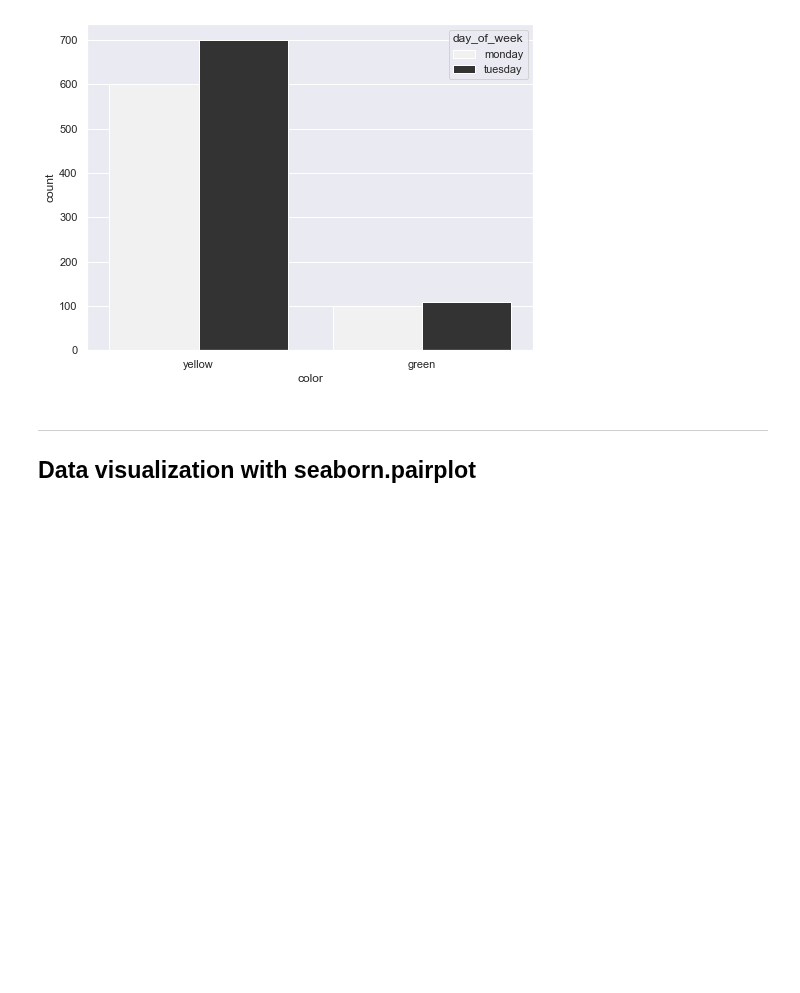
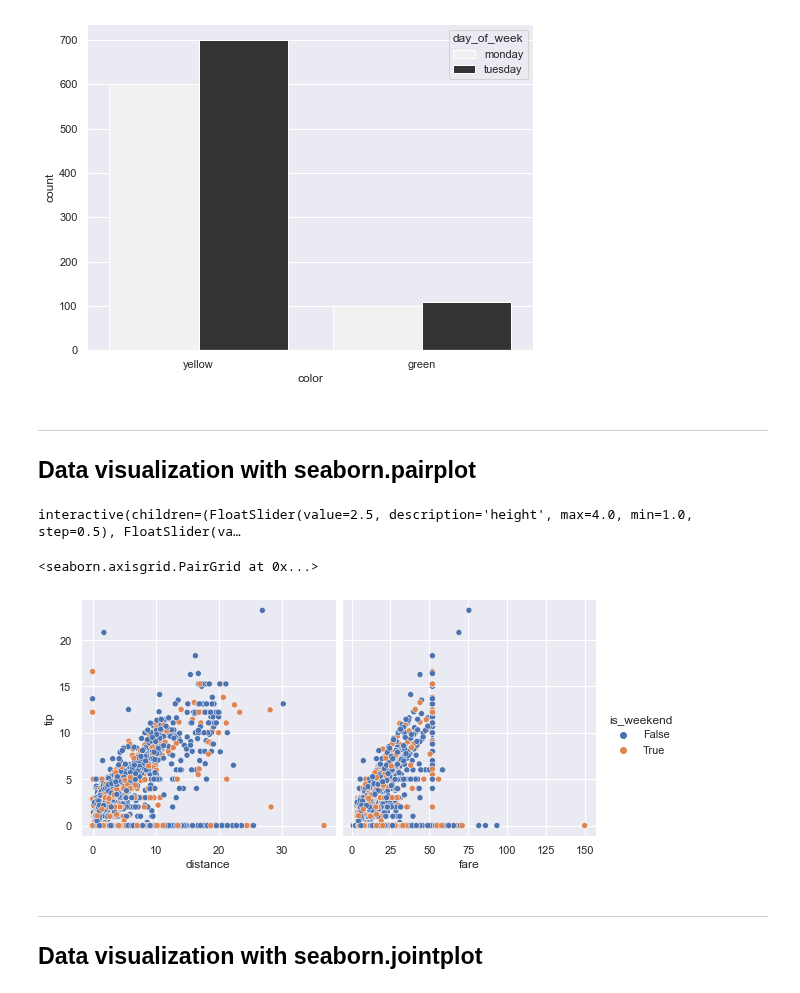
Before and after one commit to hyoaru/dsa-libraries-test, a Jupyter notebook: seaborn.ipynb, the cells around one changed output. Drawn from its saved outputs; the diff is of its cells as text; code cells hidden in the pictures; blank space fills up the shorter version.

Commit message:
[add] visualization with pairplot section

```diff
--- a/seaborn.ipynb
+++ b/seaborn.ipynb
@@ -496,3 +514,43 @@ sns.countplot(
 # %% [markdown]
 ---
 ## Data visualization with seaborn.pairplot
+# %%
+taxi_dataframe = taxi_dataframe.assign(is_weekend = taxi_dataframe['day_of_week'].isin(['saturday', 'sunday']))
+# %%
+columns_filter = ~taxi_dataframe.columns.isin(['trip_duration_minute', 'trip_under_10', 'trip_above_60', 'day_of_week', 'tips_bin'])
+
+def size_widget(height=2.5, aspect=1):
+    sns.pairplot(
+        data=taxi_dataframe.loc[:, columns_filter],
+        vars=['distance', 'fare', 'tip', 'total'],
+        hue='is_weekend',
+        kind='reg',
+        plot_kws={
+            'ci': None,
+            'scatter_kws' : {'s' : 3},
+            'line_kws': {'lw' : 1, 'linestyle' : '--',},
+            },
+        diag_kind='kde',
+        palette='plasma',
+        height=height,
+        aspect=aspect,
+    )
+# %%
+interactive(size_widget, height=(1,4,0.5), aspect=(0.5, 2, 0.25))
+# %% [output]
+interactive(children=(FloatSlider(value=2.5, description='height', max=4.0, min=1.0, step=0.5), FloatSlider(va…
+# %%
+sns.pairplot(
+    data=taxi_dataframe.loc[:, columns_filter],
+    y_vars=['tip'],
+    x_vars=['distance', 'fare',],
+    hue='is_weekend',
+    diag_kind='kde',
+    height=4,
+)
+# %% [output]
+<seaborn.axisgrid.PairGrid at 0x...>
+[figure, added]
+# %% [markdown]
+---
+## Data visualization with seaborn.jointplot
```
Also changed, not shown: parts of 8 cells of this notebook.
